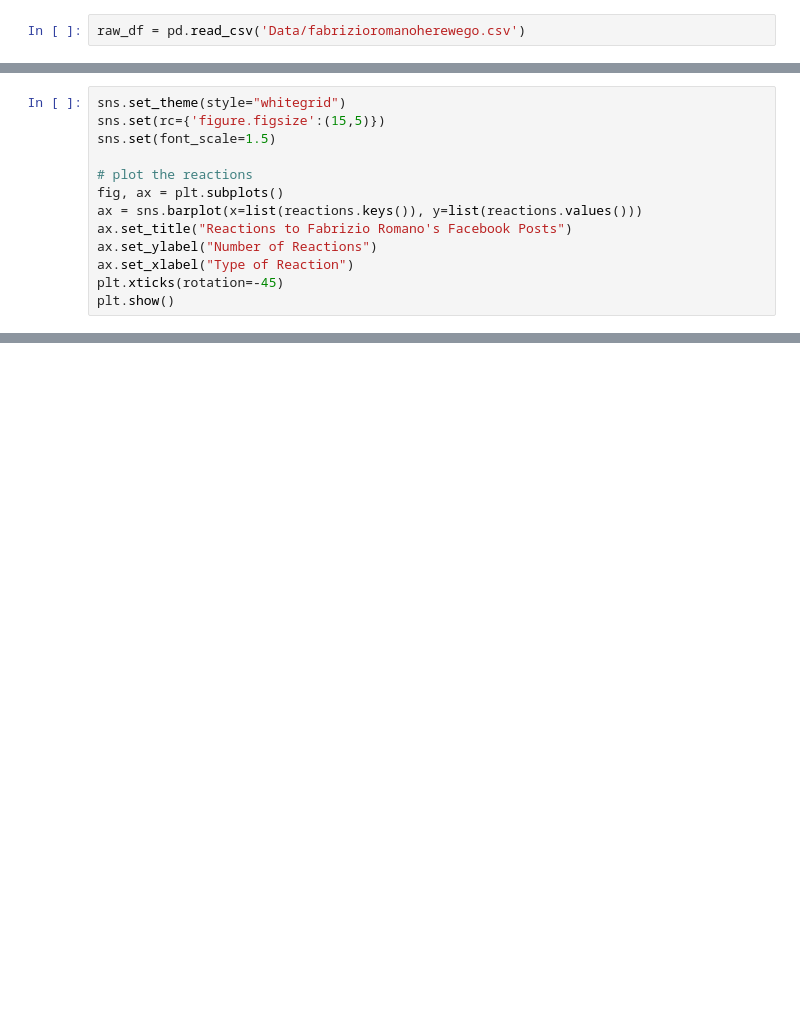
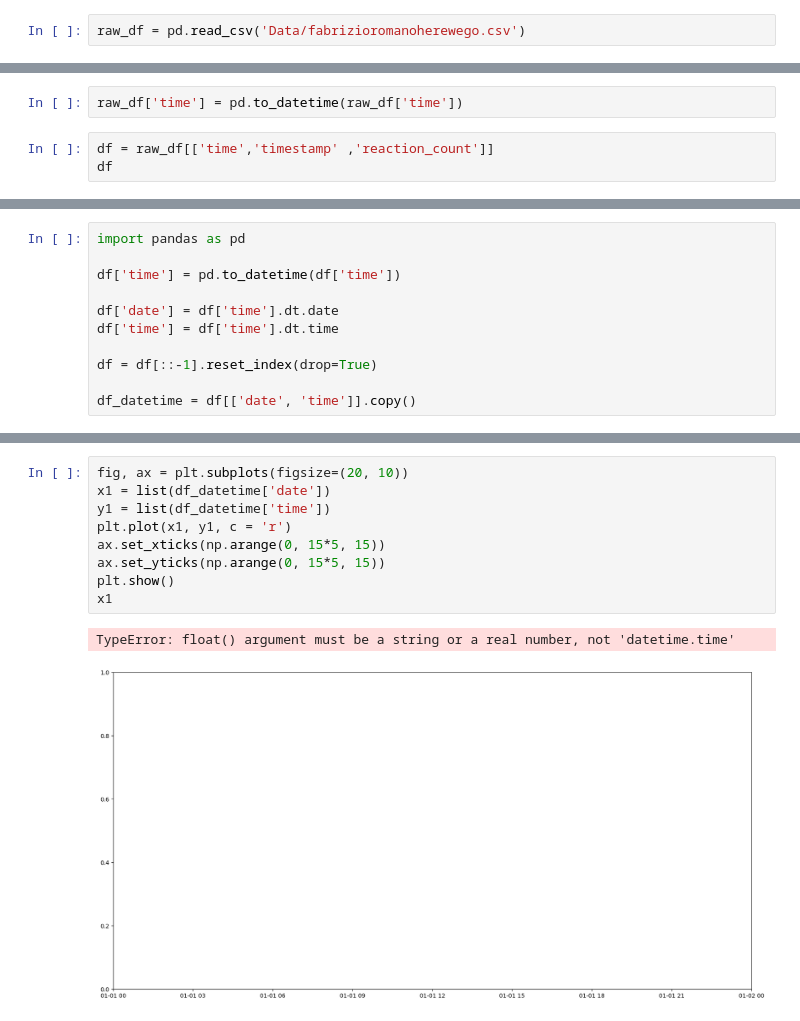
Before and after one commit to phulocnguyen/Facebook-Data-Analysis, a Jupyter notebook: Data Analysis.ipynb, the cells around one changed output, grey strips where cells are left out. Drawn from its saved outputs; the diff is of its cells as text; blank space fills up the shorter version.

```diff
--- a/Data Analysis.ipynb
+++ b/Data Analysis.ipynb
@@ -66,13 +47,0 @@ Reaction Analysis
-# %%
-sns.set_theme(style="whitegrid")
-sns.set(rc={'figure.figsize':(15,5)})
-sns.set(font_scale=1.5)
-
-# plot the reactions
-fig, ax = plt.subplots()
-ax = sns.barplot(x=list(reactions.keys()), y=list(reactions.values()))
-ax.set_title("Reactions to Fabrizio Romano's Facebook Posts")
-ax.set_ylabel("Number of Reactions")
-ax.set_xlabel("Type of Reaction")
-plt.xticks(rotation=-45)
-plt.show()
@@ -80,0 +71,5 @@ plt.show()
+# %%
+raw_df['time'] = pd.to_datetime(raw_df['time'])
+# %%
+df = raw_df[['time','timestamp' ,'reaction_count']]
+df
@@ -80,0 +100,11 @@ plt.show()
+# %%
+import pandas as pd
+
+df['time'] = pd.to_datetime(df['time'])
+
+df['date'] = df['time'].dt.date
+df['time'] = df['time'].dt.time
+
+df = df[::-1].reset_index(drop=True)
+
+df_datetime = df[['date', 'time']].copy()
@@ -80,0 +143,12 @@ plt.show()
+# %%
+fig, ax = plt.subplots(figsize=(20, 10))
+x1 = list(df_datetime['date'])
+y1 = list(df_datetime['time'])
+plt.plot(x1, y1, c = 'r')
+ax.set_xticks(np.arange(0, 15*5, 15))
+ax.set_yticks(np.arange(0, 15*5, 15))
+plt.show()
+x1
+# %% [output]
+TypeError: float() argument must be a string or a real number, not 'datetime.time'
+[figure, added]
```
Also changed, not shown: parts of 27 cells of this notebook, 2 other files.
